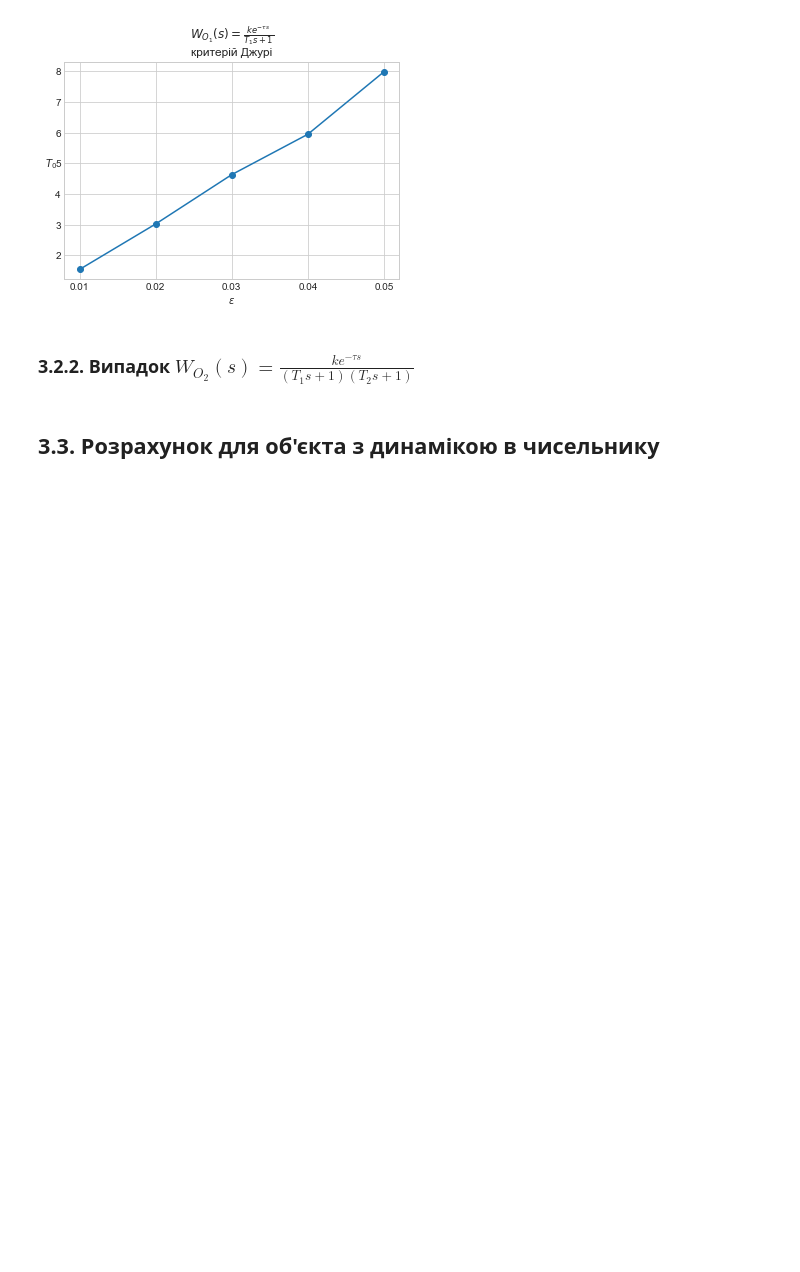
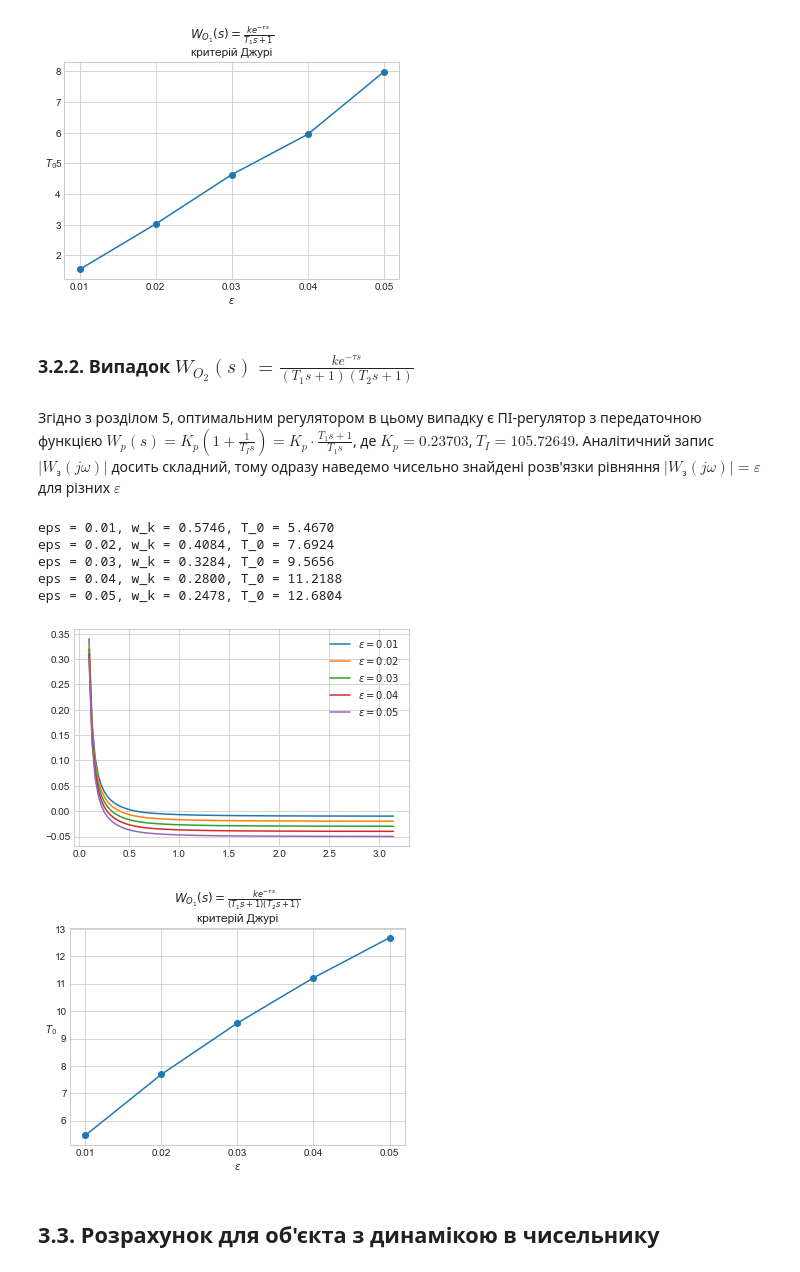
Before and after one commit to Yalikesifulei/iasa_control_theory_coursework, a Jupyter notebook: help.ipynb, the cells around one changed output. Saved outputs shown, nothing was run; the diff lists cells and outputs as text; code cells hidden in the pictures; blank space fills up the shorter version.

```diff
--- a/help.ipynb
+++ b/help.ipynb
@@ -171,6 +171,44 @@ eps = 0.05, w_k = 0.3937, T_0 = 7.9803
 [figure]
 # %% [markdown]
 ### 3.2.2. Випадок $W_{O_2}(s) = \frac{k e^{-\tau s}}{(T_1 s + 1)(T_2 s + 1)}$
+# %% [markdown]
+Згідно з розділом 5, оптимальним регулятором в цьому випадку є ПІ-регулятор з передаточною функцією
+$W_p(s) = K_p \left(1 + \frac{1}{T_I s}\right) = K_p \cdot \frac{T_1 s + 1}{T_1 s}$, де $K_p = 0.23703$, $T_I = 105.72649$.
+Аналітичний запис $\left| W_{\text{з}}(j\omega) \right|$ досить складний, тому одразу наведемо чисельно знайдені розв'язки
+рівняння $\left| W_{\text{з}}(j\omega) \right| = \varepsilon$ для різних $\varepsilon$
+# %%
+def W_zamk_mod(w):
+    _W_obj = lambda s: k * np.exp(-tau * s) / ((T_1 * s + 1) * (T_2 * s + 1))
+    _W_reg = lambda s: 0.23703 * (1 + 1 / (105.72649 * s))
+    _W_zamk = lambda s: _W_obj(s) * _W_reg(s) / (1 + _W_obj(s) * _W_reg(s))
+    return np.abs(_W_zamk(1j * w))
+
+eps = [0.01, 0.02, 0.03, 0.04, 0.05]
+T_0_val = []
+for e in eps:
+    plt.plot(np.linspace(0.1, np.pi, 100), [W_zamk_mod(w) - e for w in np.linspace(0.1, np.pi, 100)], label=f'$\\varepsilon = {e}$')
+    w_k = fsolve(lambda w: W_zamk_mod(w) - e , x0=0.5)[0]
+    T_0_val.append(np.pi / w_k)
+    print(f'eps = {e}, w_k = {w_k:.4f}, T_0 = {np.pi / w_k:.4f}')
+plt.legend()
+plt.show()
+
+plt.plot(eps, T_0_val)
+plt.scatter(eps, T_0_val)
+plt.xticks(eps)
+plt.xlabel('$\\varepsilon$')
+plt.ylabel('$T_0$', rotation=0)
+plt.title('$W_{O_1}(s) = \\frac{k e^{-\\tau s}}{(T_1 s + 1)(T_2 s + 1)}$\nкритерій Джурі')
+plt.savefig('latex/pics/W_02_Jury.png', dpi=300, bbox_inches='tight')
+plt.show()
+# %% [output]
+eps = 0.01, w_k = 0.5746, T_0 = 5.4670
+eps = 0.02, w_k = 0.4084, T_0 = 7.6924
+eps = 0.03, w_k = 0.3284, T_0 = 9.5656
+eps = 0.04, w_k = 0.2800, T_0 = 11.2188
+eps = 0.05, w_k = 0.2478, T_0 = 12.6804
+[figure, added]
+[figure, added]
 # %% [markdown]
 ## 3.3. Розрахунок для об'єкта з динамікою в чисельнику
 # %% [markdown]
```
Also changed, not shown: parts of 2 cells of this notebook, 6 other files.
